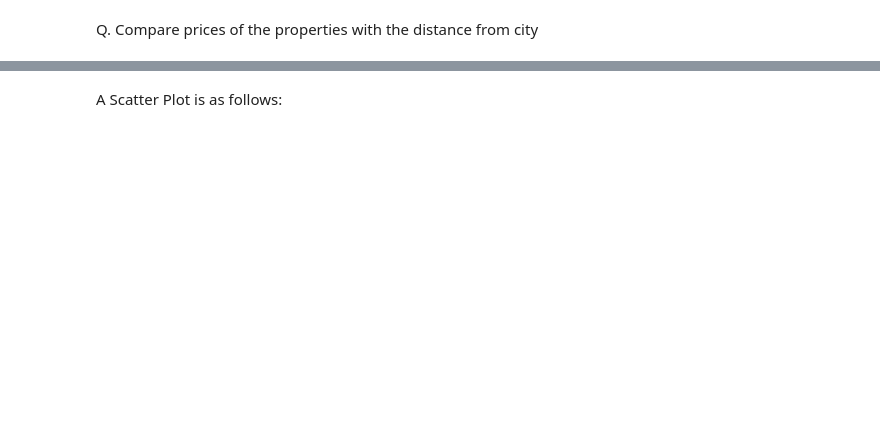
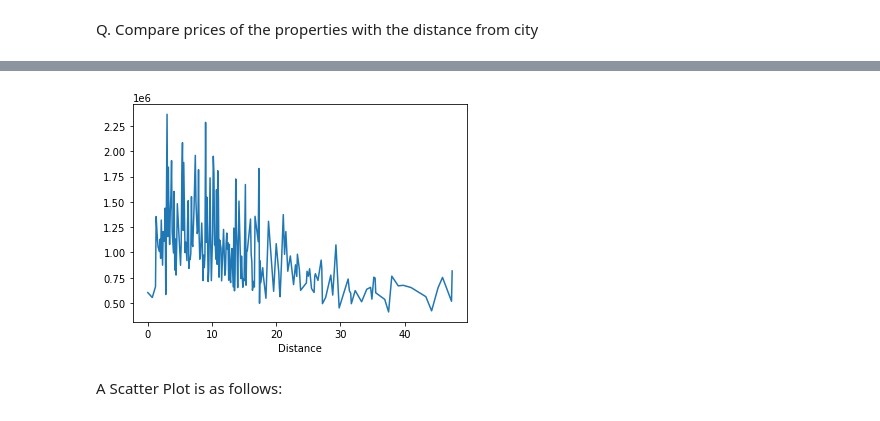
Before and after one commit to PyromancerBoom/handsOnPandas, a Jupyter notebook: analysis.ipynb, the cells around one changed output, grey strips where cells are left out. Cells and saved outputs as stored; diff of their text form; code cells hidden in the pictures; blank space fills up the shorter version.

```diff
--- a/analysis.ipynb
+++ b/analysis.ipynb
@@ -56,3 +54,7 @@ max_dis
+# %%
+k = df.groupby(['Distance'])['Price'].mean().round().plot()
+# %% [output]
+[figure, added]
 # %% [markdown]
 A Scatter Plot is as follows:
 # %%
```
Also changed, not shown: parts of 8 cells of this notebook.
